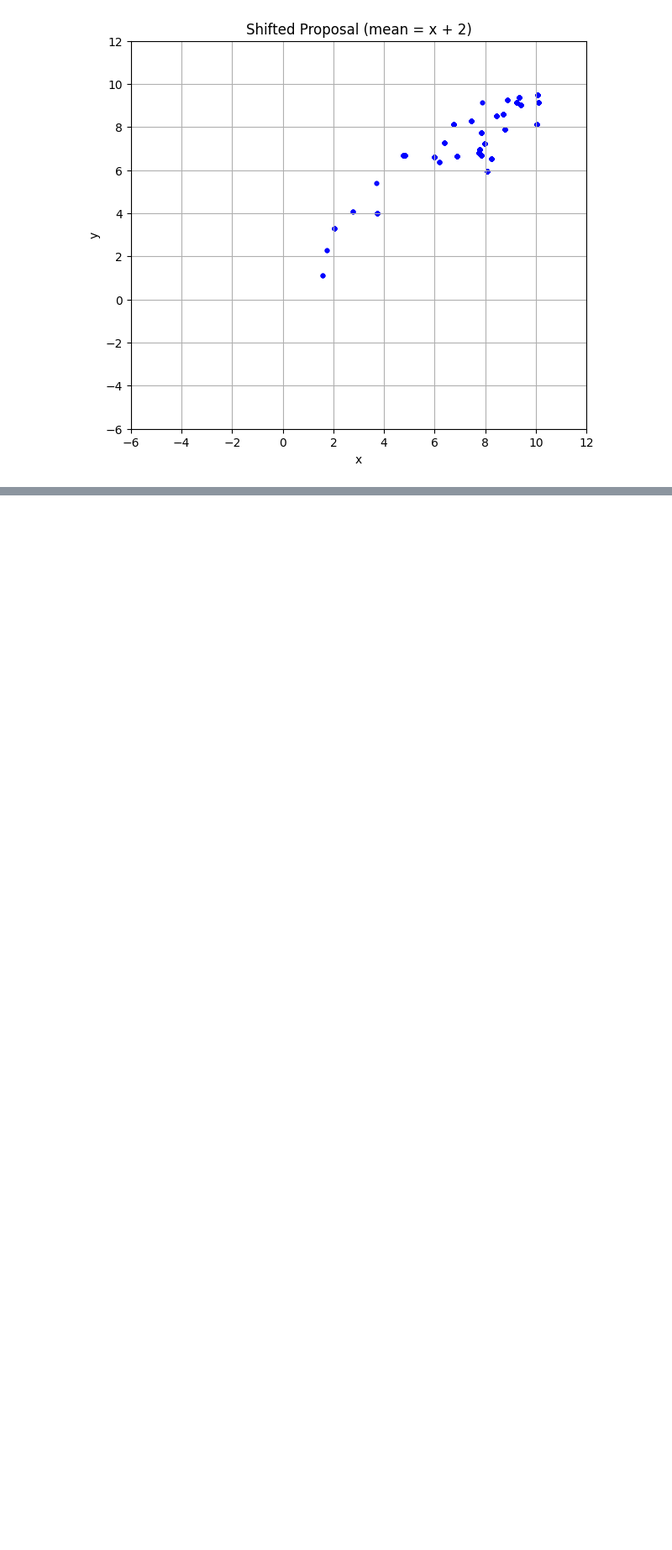
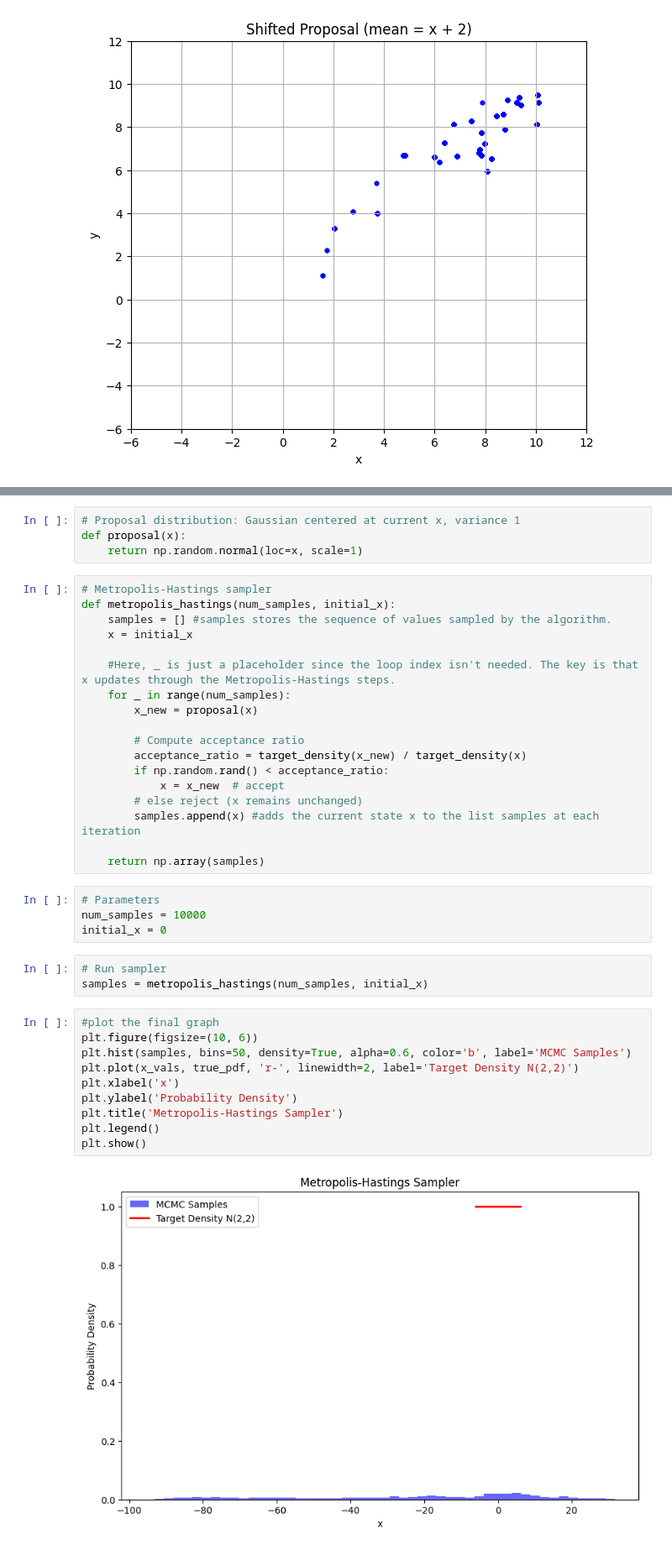
Before and after one commit to GJ-007-sage/KSP---GRBs, a Jupyter notebook: MH_MCMC_Sampler.ipynb, the cells around one changed output, grey strips where cells are left out. Shown at 84% size. Saved outputs shown, nothing was run; the diff lists cells and outputs as text; blank space fills up the shorter version.

```diff
--- a/MH_MCMC_Sampler.ipynb
+++ b/MH_MCMC_Sampler.ipynb
@@ -649,0 +697,41 @@ plt.show()
+# %%
+# Proposal distribution: Gaussian centered at current x, variance 1
+def proposal(x):
+    return np.random.normal(loc=x, scale=1)
+# %%
+# Metropolis-Hastings sampler
+def metropolis_hastings(num_samples, initial_x):
+    samples = [] #samples stores the sequence of values sampled by the algorithm.
+    x = initial_x
+
+    #Here, _ is just a placeholder since the loop index isn't needed. The key is that x updates through the Metropolis-Hastings steps.
+    for _ in range(num_samples):
+        x_new = proposal(x)
+
+        # Compute acceptance ratio
+        acceptance_ratio = target_density(x_new) / target_density(x)
+        if np.random.rand() < acceptance_ratio:
+            x = x_new  # accept
+        # else reject (x remains unchanged)
+        samples.append(x) #adds the current state x to the list samples at each iteration
+
+    return np.array(samples)
+# %%
+# Parameters
+num_samples = 10000
+initial_x = 0
+# %%
+# Run sampler
+samples = metropolis_hastings(num_samples, initial_x)
+# %%
+#plot the final graph
+plt.figure(figsize=(10, 6))
+plt.hist(samples, bins=50, density=True, alpha=0.6, color='b', label='MCMC Samples')
+plt.plot(x_vals, true_pdf, 'r-', linewidth=2, label='Target Density N(2,2)')
+plt.xlabel('x')
+plt.ylabel('Probability Density')
+plt.title('Metropolis-Hastings Sampler')
+plt.legend()
+plt.show()
+# %% [output]
+[figure, added]
```
Also changed, not shown: parts of 9 cells of this notebook.
